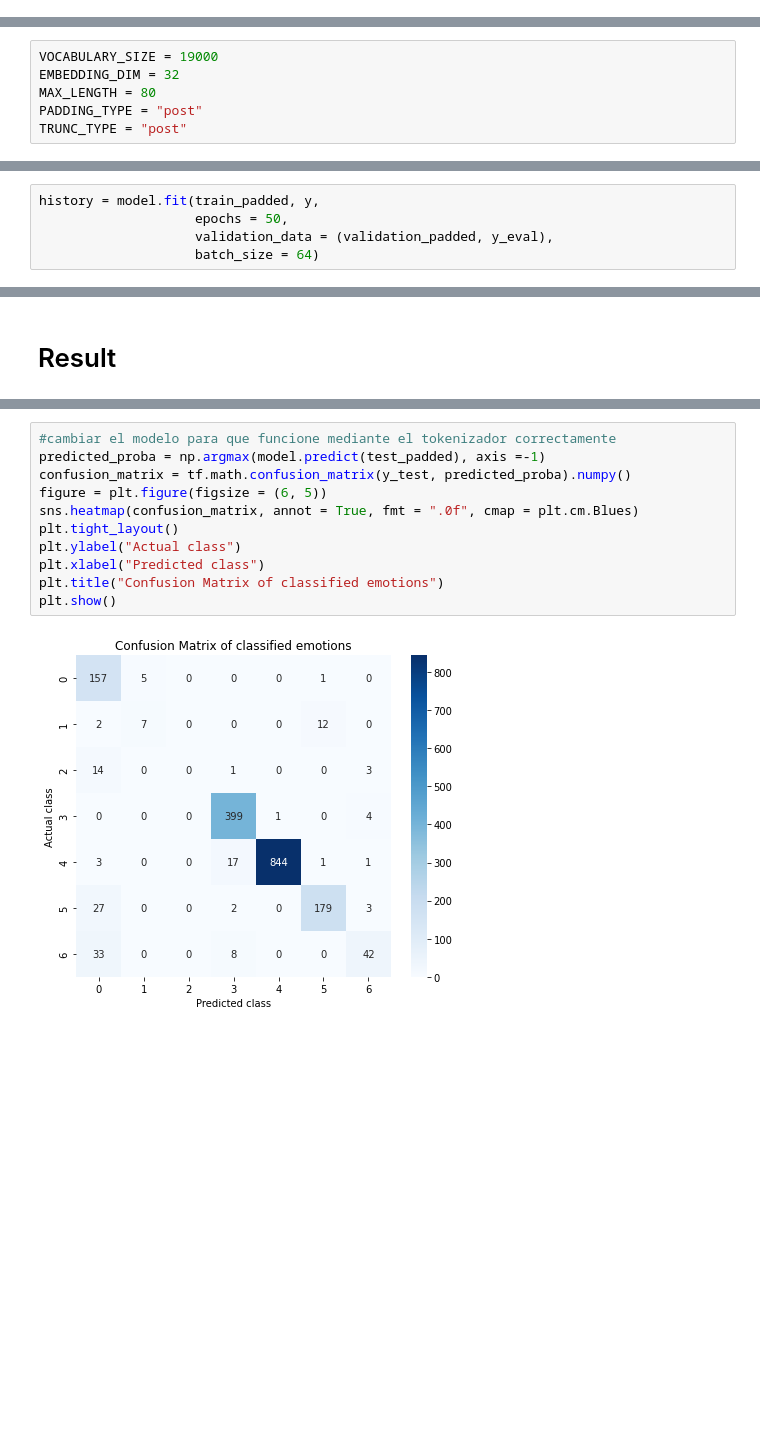
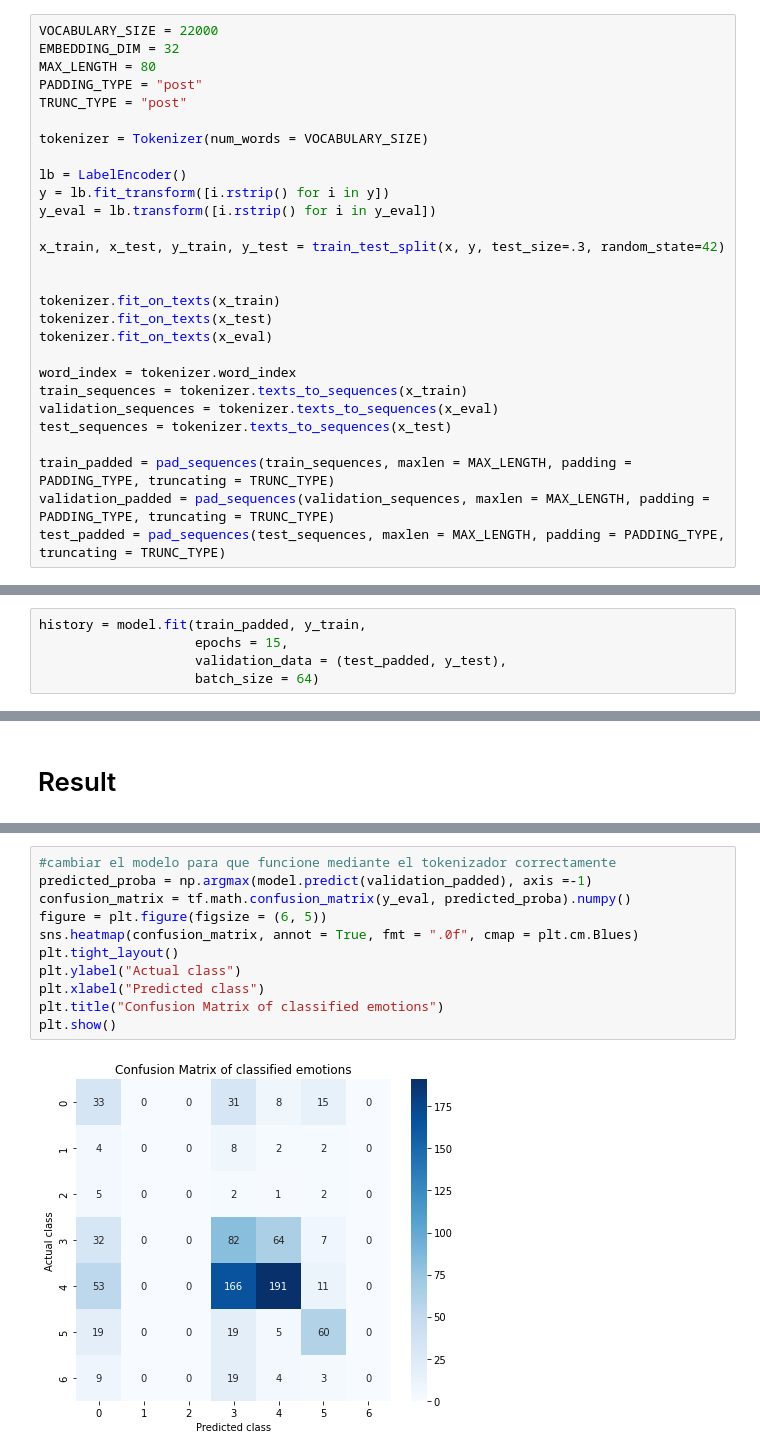
Before and after one commit to andersonmorillo/SLF4SA-main, a Jupyter notebook: run_nb/baselineRNN_LSTM.ipynb, the cells around one changed output, grey strips where cells are left out. Saved outputs shown, nothing was run; the diff lists cells and outputs as text; blank space fills up the shorter version.

```diff
--- a/run_nb/baselineRNN_LSTM.ipynb
+++ b/run_nb/baselineRNN_LSTM.ipynb
@@ -67,4 +67,32 @@ x_eval, y_eval = ut.get_data(file_name='tass2020_emotion_dev')
                  - Dataset size :(x: 5886 , y: 5886)
 + Import test...
                  - Dataset size :(x: 857 , y: 857)
+# %%
+VOCABULARY_SIZE = 22000
+EMBEDDING_DIM = 32
+MAX_LENGTH = 80
+PADDING_TYPE = "post"
+TRUNC_TYPE = "post"
+
+tokenizer = Tokenizer(num_words = VOCABULARY_SIZE)
+
+lb = LabelEncoder()
+y = lb.fit_transform([i.rstrip() for i in y])
+y_eval = lb.transform([i.rstrip() for i in y_eval])
+
+x_train, x_test, y_train, y_test = train_test_split(x, y, test_size=.3, random_state=42)
+
+
+tokenizer.fit_on_texts(x_train)
+tokenizer.fit_on_texts(x_test)
+tokenizer.fit_on_texts(x_eval)
+
+word_index = tokenizer.word_index
+train_sequences = tokenizer.texts_to_sequences(x_train)
+validation_sequences = tokenizer.texts_to_sequences(x_eval)
+test_sequences = tokenizer.texts_to_sequences(x_test)
+
+train_padded = pad_sequences(train_sequences, maxlen = MAX_LENGTH, padding = PADDING_TYPE, truncating = TRUNC_TYPE)
+validation_padded = pad_sequences(validation_sequences, maxlen = MAX_LENGTH, padding = PADDING_TYPE, truncating = TRUNC_TYPE)
+test_padded = pad_sequences(test_sequences, maxlen = MAX_LENGTH, padding = PADDING_TYPE, truncating = TRUNC_TYPE)
 # %%
@@ -88,9 +111,3 @@ print('- test:\n', sorted(Counter(y_test).items()))
  [(0, 163), (1, 21), (2, 18), (3, 404), (4, 866), (5, 211), (6, 83)]
 # %% [markdown]
 # Feature extraction
-# %%
-VOCABULARY_SIZE = 19000
-EMBEDDING_DIM = 32
-MAX_LENGTH = 80
-PADDING_TYPE = "post"
-TRUNC_TYPE = "post"
@@ -157,8 +161,8 @@ model.compile(loss = "sparse_categorical_crossentropy",
               optimizer = OPTIMIZER,
               metrics = ["accuracy"])
 # %%
-history = model.fit(train_padded, y,
-                    epochs = 50,
-                    validation_data = (validation_padded, y_eval),
+history = model.fit(train_padded, y_train,
+                    epochs = 15,
+                    validation_data = (test_padded, y_test),
                     batch_size = 64)
 # %% [output]
@@ -199,13 +203,13 @@ Model accuracy is 42.823803424835205%
 # %%
 #cambiar el modelo para que funcione mediante el tokenizador correctamente
-predicted_proba = np.argmax(model.predict(test_padded), axis =-1)
-confusion_matrix = tf.math.confusion_matrix(y_test, predicted_proba).numpy()
+predicted_proba = np.argmax(model.predict(validation_padded), axis =-1)
+confusion_matrix = tf.math.confusion_matrix(y_eval, predicted_proba).numpy()
 figure = plt.figure(figsize = (6, 5))
 sns.heatmap(confusion_matrix, annot = True, fmt = ".0f", cmap = plt.cm.Blues)
 plt.tight_layout()
 plt.ylabel("Actual class")
 plt.xlabel("Predicted class")
 plt.title("Confusion Matrix of classified emotions")
 plt.show()
 # %% [output]
-[figure, old version]
+[figure, new version]
```
Also changed, not shown: parts of 12 cells of this notebook.
